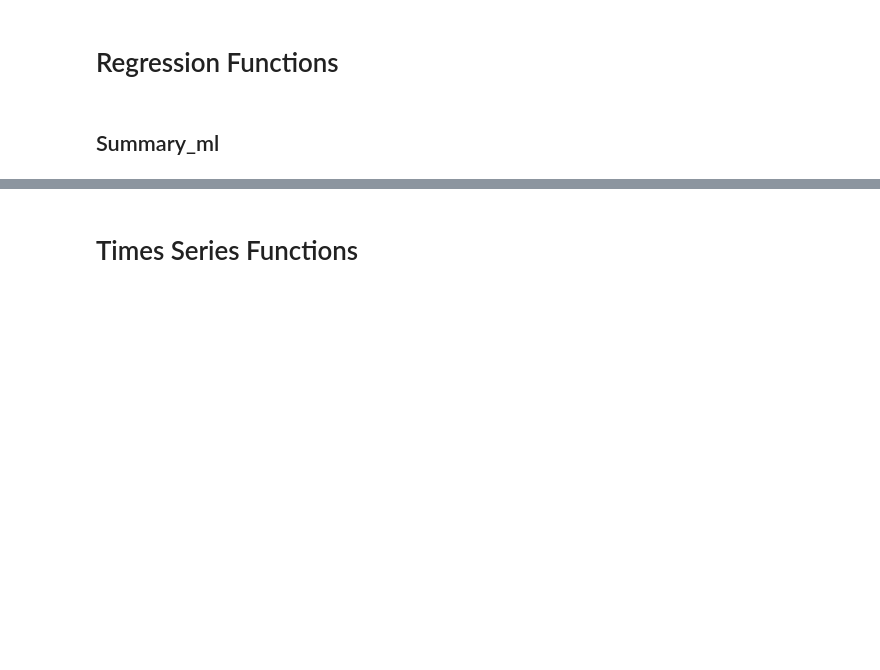
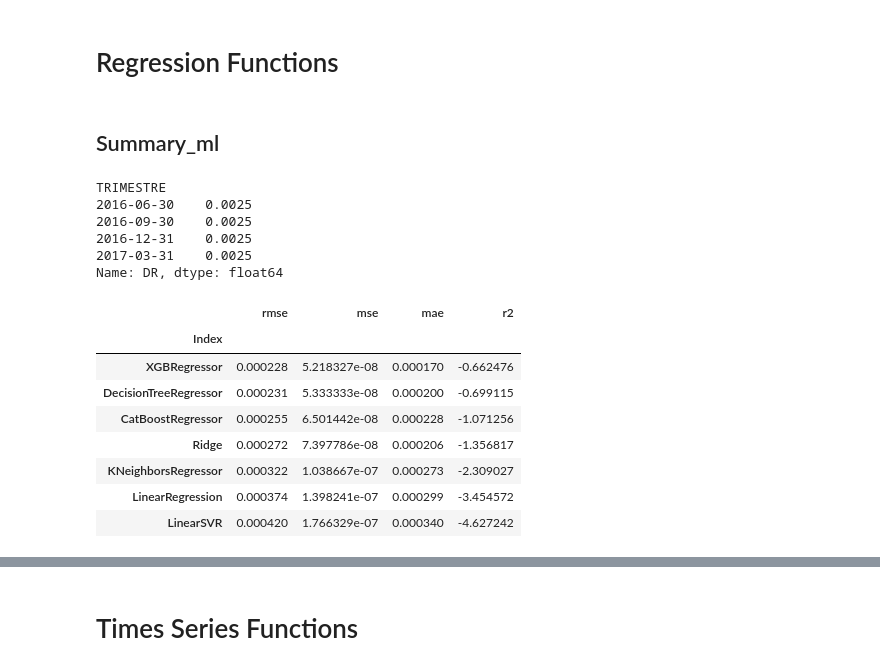
Before and after one commit to bashog/DrimGame2022, a Jupyter notebook: DreamLib/construction_DreamLib.ipynb, the cells around one changed output, grey strips where cells are left out. Saved outputs shown, nothing was run; the diff lists cells and outputs as text; code cells hidden in the pictures; blank space fills up the shorter version.

```diff
--- a/DreamLib/construction_DreamLib.ipynb
+++ b/DreamLib/construction_DreamLib.ipynb
@@ -264,0 +346,22 @@ def summary_ml(X_train,y_train,X_test,y_test,models=["lin","rid","xgb","svr","kn
+# %%
+y_validation
+# %% [output]
+TRIMESTRE
+2016-06-30    0.0025
+2016-09-30    0.0025
+2016-12-31    0.0025
+2017-03-31    0.0025
+Name: DR, dtype: float64
+# %%
+summary = summary_ml(X_train,y_train,X_test,y_test)
+summary
+# %% [output]
+|  | rmse | mse | mae | r2 |
+| Index |  |  |  |  |
+| XGBRegressor | 0.000228 | 5.218327e-08 | 0.000170 | -0.662476 |
+| DecisionTreeRegressor | 0.000231 | 5.333333e-08 | 0.000200 | -0.699115 |
+| CatBoostRegressor | 0.000255 | 6.501442e-08 | 0.000228 | -1.071256 |
+| Ridge | 0.000272 | 7.397786e-08 | 0.000206 | -1.356817 |
+| KNeighborsRegressor | 0.000322 | 1.038667e-07 | 0.000273 | -2.309027 |
+| LinearRegression | 0.000374 | 1.398241e-07 | 0.000299 | -3.454572 |
+| LinearSVR | 0.000420 | 1.766329e-07 | 0.000340 | -4.627242 |
```
Also changed, not shown: parts of 7 cells of this notebook, 3 other files.
